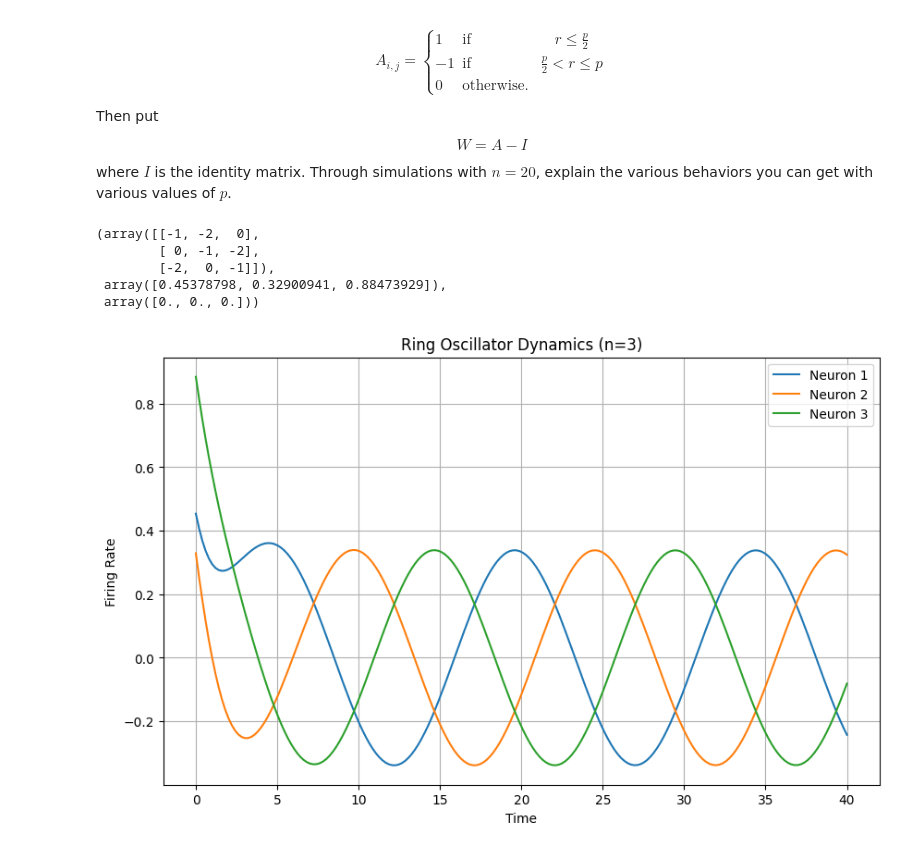
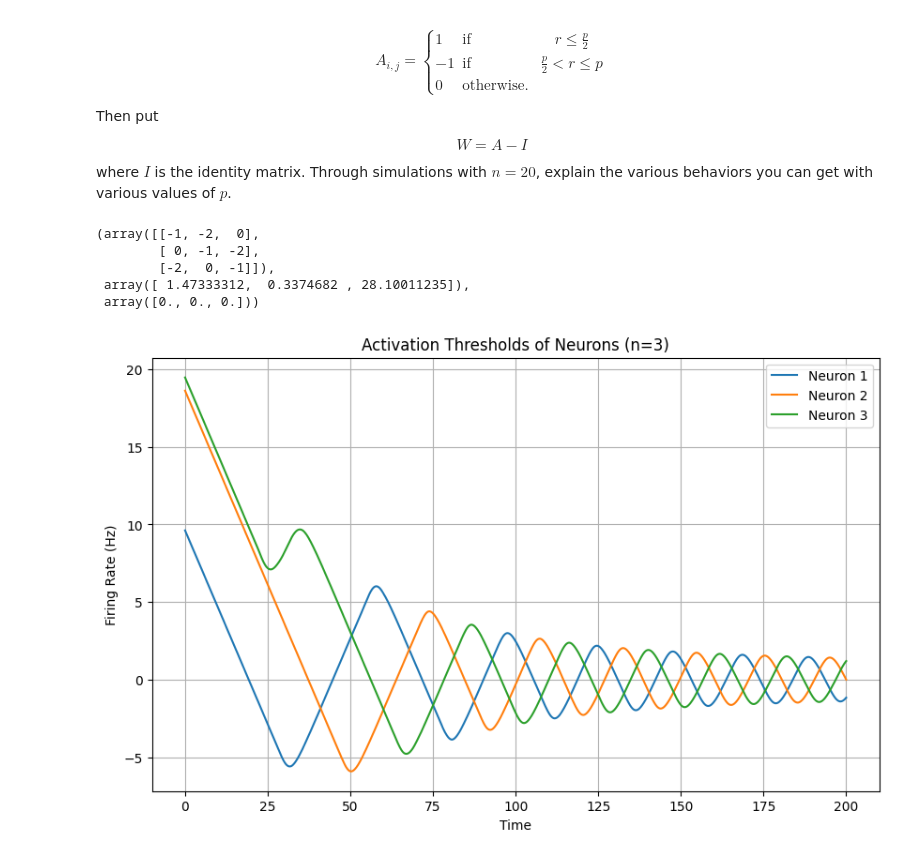
Before and after one commit to enriquea02/uw, a Jupyter notebook: eep502_analytical_methods_for_electrical_engineering/homework/final_diff_eqn_and_neural_networks_eantunano.ipynb, the cells around one changed output. Saved outputs shown, nothing was run; the diff lists cells and outputs as text; code cells hidden in the pictures.

Commit message:
eep502 final part a) mostly complete except for networkx graphical representation

```diff
--- a/eep502_analytical_methods_for_electrical_engineering/homework/final_diff_eqn_and_neural_networks_eantunano.ipynb
+++ b/eep502_analytical_methods_for_electrical_engineering/homework/final_diff_eqn_and_neural_networks_eantunano.ipynb
@@ -95,21 +108,26 @@ def nonlinearity_func(x):
 # %%
-def neuron_firing_rate_func(t,weight_vector_i,neuron_firing_rate_vector_i,neuron_bias_i):
-    """Function is a realistic model of a neuron's firing rate in a biological system.
+def neuron_firing_rate_func(    t,
+                                weight_vector_i,
+                                neuron_firing_rate_vector_i,
+                                neuron_bias_i
+                                ):
+    """Function sums the weighted inputs from all the neurons in the neural network into neuron $i$ and adds an activation threshold bias to change the firing threshold of neuron $i$.
+
+
+    Function feeds the weighted neuron input + activation threshold bias into the nonlinearity function to model the firing rate of neuron $i$ as a function of time.
 
 
     Interface Control Document (ICD)
     | I/O       | Signal Name                   | Description                                                                                                                       |
     | -         | -                             | -                                                                                                                                 |
-    | input     | weight_vector_i               | Vector of real numbers, of size $n$ neurons, that defines the strength (weight) of connections between neurons $j$ and neuron $i$ |
+    | input     | t                             | time variable. time component MUST be first varible due to solve_ivp function requirements                                        |
+    | input     | weight_vector_i               | Matrix of real numbers (size nxn) that defines the strength (weight) of connections between neurons $j$ and neuron $i$            |
     | input     | neuron_firing_rate_vector_i   | Vector of real numbers, of size $n$ neurons, that models firing rate for each neuron $j$ in the neural network.                   |
     | input     | neuron_bias_i                 | Real number that adjusts neuron $i$'s activation threshold                                                                        |
-    | input     | t                             | time variable                                                                                                                     |
-    | output    | g_x                           | Real number that models firing rate of neuron $i$ in a neural network                                                             |
+    | output    | nonlinearity_func             | Real number that models firing rate of neuron $i$ in a neural network. Refers to g(x) nonlinearity equation                       |
 
 
-    Exception Handling
-    | Exception                                     | Description                                | Resolution                                                                      |
-    | -                                             | -                                          | -                                                                               |
+    No Exception Handling Provided
     """
     # Calculate the weighted sum of neuron firing rates into neuron $i$
     x = np.dot(weight_vector_i,neuron_firing_rate_vector_i) + neuron_bias_i
@@ -148,6 +171,7 @@ def ring_oscillator(weight_matrix_i,
 # %%
-# Setup initial conditions to model ring oscillator
+# Based on the weighted matrix conditions, activation threshold bias, and odd number of neurons specified by a), each neuron should exhibit oscillatory behavior
 
+# Setup initial conditions to model 3 neuron neural network ring oscillator
 # Initializing weighted matrix
 W_ring_osc = np.array([
                 [1,2,0],
@@ -158,13 +182,14 @@ W_ring_osc = (W_ring_osc*(-1))
 # Initializing activation bias
 b = np.zeros(3)
 # Setting timestep range for ODE func
-time_steps = [0,40]
-# Initializing neuron firing rates for all neurons in the neural network to a random real number between 0 Hz and 150 Hz. 150Hz appears to be a reasonable maximum for neural firing rates.
+time_steps = [0,200]
+# Initializing neuron firing rates for all neurons in the neural network to a random real number between 0 Hz and 13 Hz.
+# This range appears to be a reasonable neural firing rates for alpha,delta,theta,and beta brain waves
 # The animal is not specified, but assuming brain activity observations are on humans, based on the surronding article context.
 # Wikipedia. [Neural oscillation]. Wikipedia. [Online]. Available: https://en.wikipedia.org/wiki/Neural_oscillation (Accessed: Dec. 7, 2024).
-init_neuron_firing_rate_vector = np.array([random.uniform(0, 1) for i in range(3)]).reshape(3,)
+init_neuron_firing_rate_vector = np.array([random.uniform(0,30) for i in range(3)]).reshape(3,)
 # Setting up evaluation points for ODE func
-t_eval = np.linspace(0, 40, 200)
+t_eval = np.linspace(0, 200, 2000)
 
 
 W_ring_osc, init_neuron_firing_rate_vector,b
@@ -172,19 +197,20 @@ W_ring_osc, init_neuron_firing_rate_vector,b
 (array([[-1, -2,  0],
         [ 0, -1, -2],
         [-2,  0, -1]]),
- array([0.45378798, 0.32900941, 0.88473929]),
+ array([ 1.47333312,  0.3374682 , 28.10011235]),
  array([0., 0., 0.]))
 # %%
-t,y = ring_oscillator(W_ring_osc,init_neuron_firing_rate_vector,time_steps,b,t_eval)
+# Plot the simulated behavior of a three neuron neural network
+t,y = neuron_ode(W_ring_osc,init_neuron_firing_rate_vector,time_steps,b,t_eval)
 # Plot the results
 plt.figure(figsize=(10, 6))
 for i in range(3):
     plt.plot(t, y[i], label=f"Neuron {i+1}")
-plt.title("Ring Oscillator Dynamics (n=3)")
+plt.title("Activation Thresholds of Neurons (n=3)")
 plt.xlabel("Time")
-plt.ylabel("Firing Rate")
+plt.ylabel("Firing Rate (Hz)")
 plt.legend()
 plt.grid()
 plt.show()
 # %% [output]
-[figure, old version]
+[figure, new version]
```
Also changed, not shown: parts of 9 cells of this notebook.
